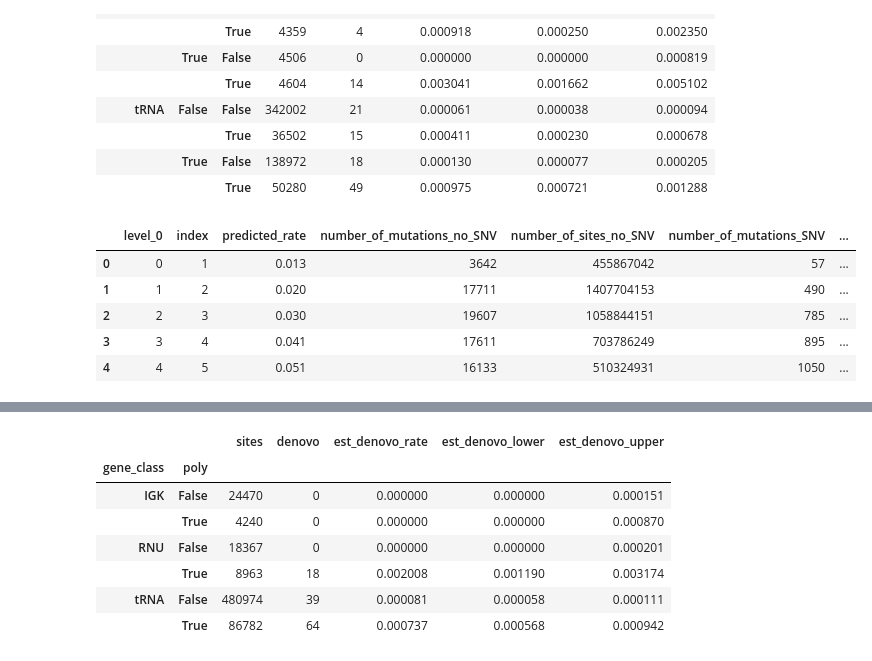
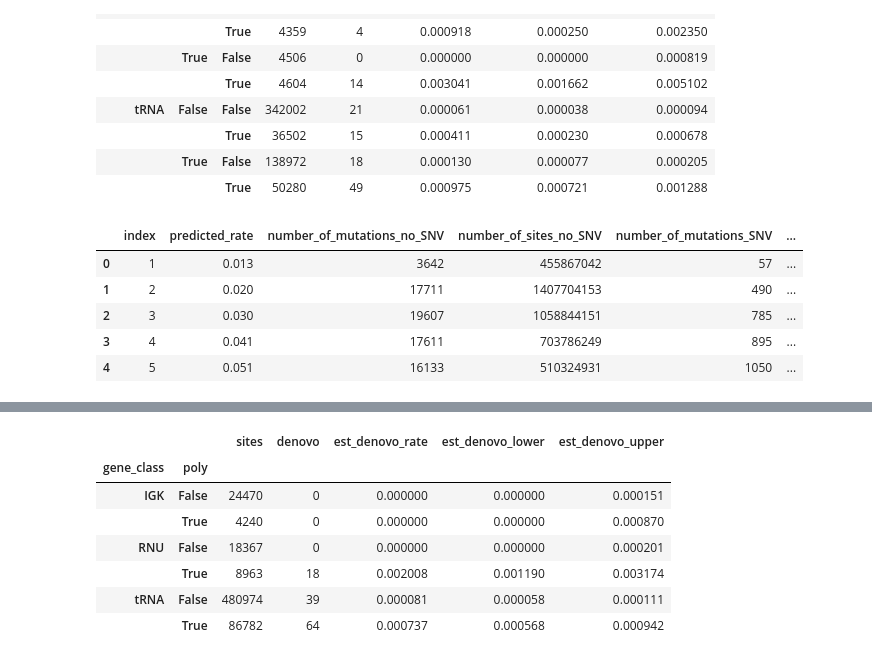
Before and after one commit to vseplyarskiy/Roulette, a Jupyter notebook: population_genetics/high_rate_gene_context_comparison.ipynb, the cells around one changed output, grey strips where cells are left out. Drawn from its saved outputs; the diff is of its cells as text; code cells hidden in the pictures.

```diff
--- a/population_genetics/high_rate_gene_context_comparison.ipynb
+++ b/population_genetics/high_rate_gene_context_comparison.ipynb
@@ -485,15 +460,15 @@ denovo_ti_table
 |  |  | True | 50280 | 49 | 0.000975 | 0.000721 | 0.001288 |
 # %%
 denovo_roulette = pd.read_csv("variance_roulette", delim_whitespace=True)
-denovo_roulette = data_roulette[~np.isnan(data_roulette.rate_SNV_div_rate_no_SNV)].reset_index()
+denovo_roulette = denovo_roulette[~np.isnan(denovo_roulette.rate_SNV_div_rate_no_SNV)].reset_index()
 denovo_roulette.head()
 # %% [output]
-|  | level_0 | index | predicted_rate | number_of_mutations_no_SNV | number_of_sites_no_SNV | number_of_mutations_SNV | ... |
-| 0 | 0 | 1 | 0.013 | 3642 | 455867042 | 57 | ... |
-| 1 | 1 | 2 | 0.020 | 17711 | 1407704153 | 490 | ... |
-| 2 | 2 | 3 | 0.030 | 19607 | 1058844151 | 785 | ... |
-| 3 | 3 | 4 | 0.041 | 17611 | 703786249 | 895 | ... |
-| 4 | 4 | 5 | 0.051 | 16133 | 510324931 | 1050 | ... |
+|  | index | predicted_rate | number_of_mutations_no_SNV | number_of_sites_no_SNV | number_of_mutations_SNV | ... |
+| 0 | 1 | 0.013 | 3642 | 455867042 | 57 | ... |
+| 1 | 2 | 0.020 | 17711 | 1407704153 | 490 | ... |
+| 2 | 3 | 0.030 | 19607 | 1058844151 | 785 | ... |
+| 3 | 4 | 0.041 | 17611 | 703786249 | 895 | ... |
+| 4 | 5 | 0.051 | 16133 | 510324931 | 1050 | ... |
 # %%
 add_estimates(denovo_roulette)
 # %%
```
Also changed, not shown: parts of 38 cells of this notebook.
